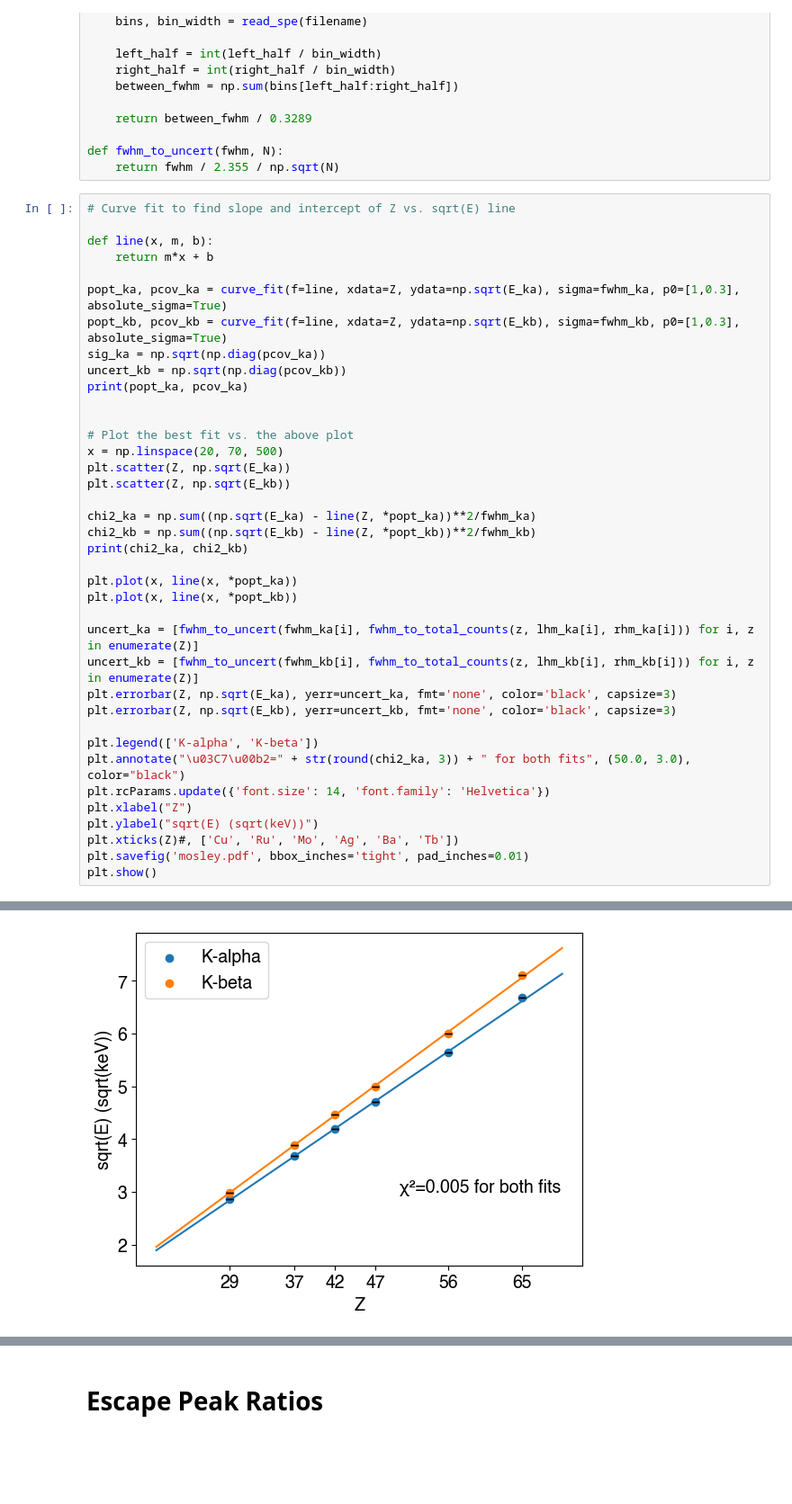
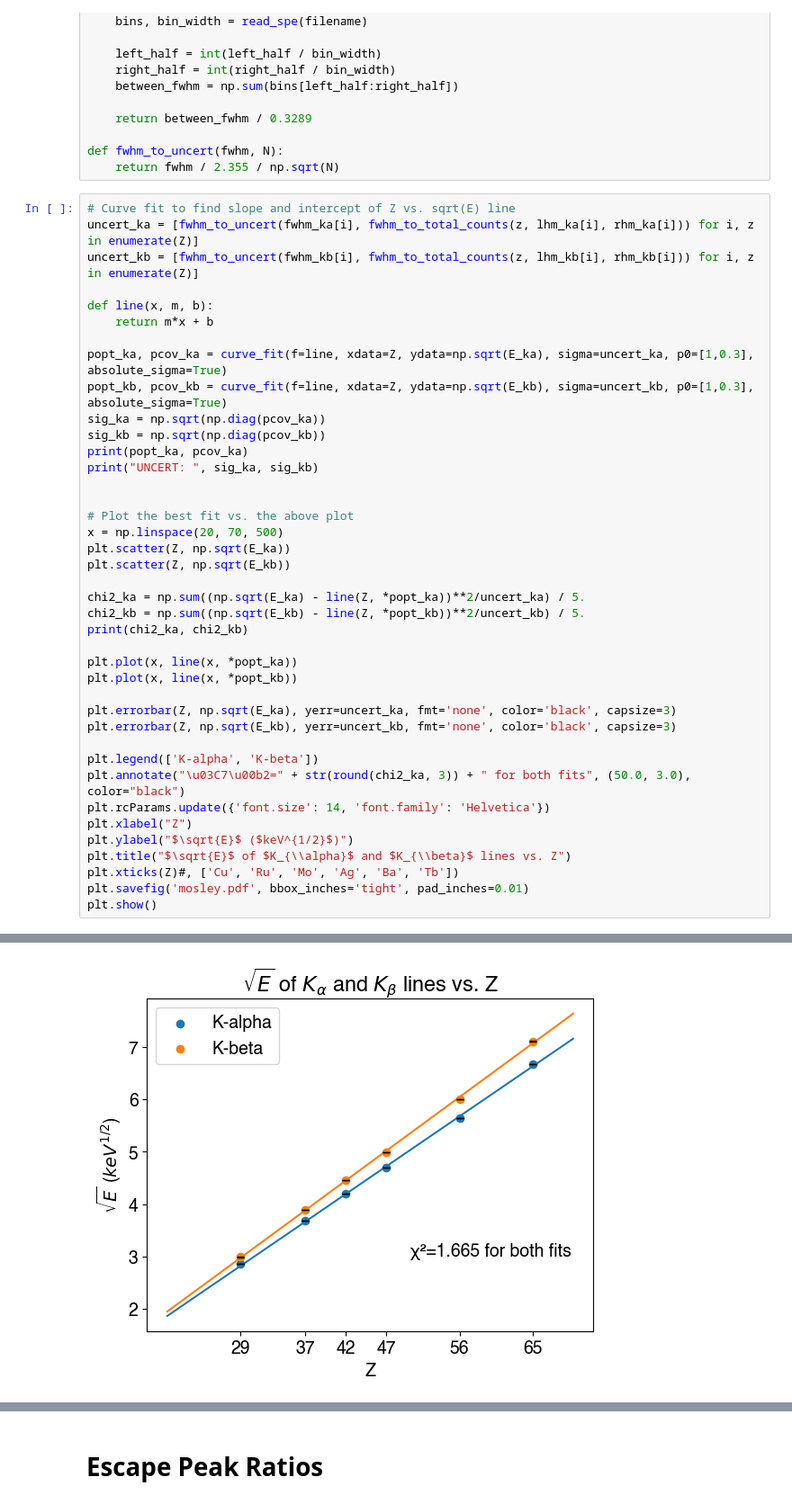
Before and after one commit to sestinj/jlab, a Jupyter notebook: nate/xray/xray2.ipynb, the cells around one changed output, grey strips where cells are left out. Shown at 90% size. Saved outputs shown, nothing was run; the diff lists cells and outputs as text; blank space fills up the shorter version.

Commit message:
Plots for presentation, other

```diff
--- a/nate/xray/xray2.ipynb
+++ b/nate/xray/xray2.ipynb
@@ -57,15 +57,18 @@ def fwhm_to_uncert(fwhm, N):
     return fwhm / 2.355 / np.sqrt(N)
 # %%
 # Curve fit to find slope and intercept of Z vs. sqrt(E) line
+uncert_ka = [fwhm_to_uncert(fwhm_ka[i], fwhm_to_total_counts(z, lhm_ka[i], rhm_ka[i])) for i, z in enumerate(Z)]
+uncert_kb = [fwhm_to_uncert(fwhm_kb[i], fwhm_to_total_counts(z, lhm_kb[i], rhm_kb[i])) for i, z in enumerate(Z)]
 
 def line(x, m, b):
     return m*x + b
 
-popt_ka, pcov_ka = curve_fit(f=line, xdata=Z, ydata=np.sqrt(E_ka), sigma=fwhm_ka, p0=[1,0.3], absolute_sigma=True)
-popt_kb, pcov_kb = curve_fit(f=line, xdata=Z, ydata=np.sqrt(E_kb), sigma=fwhm_kb, p0=[1,0.3], absolute_sigma=True)
+popt_ka, pcov_ka = curve_fit(f=line, xdata=Z, ydata=np.sqrt(E_ka), sigma=uncert_ka, p0=[1,0.3], absolute_sigma=True)
+popt_kb, pcov_kb = curve_fit(f=line, xdata=Z, ydata=np.sqrt(E_kb), sigma=uncert_kb, p0=[1,0.3], absolute_sigma=True)
 sig_ka = np.sqrt(np.diag(pcov_ka))
-uncert_kb = np.sqrt(np.diag(pcov_kb))
+sig_kb = np.sqrt(np.diag(pcov_kb))
 print(popt_ka, pcov_ka)
+print("UNCERT: ", sig_ka, sig_kb)
 
 
 # Plot the best fit vs. the above plot
@@ -73,15 +76,13 @@ x = np.linspace(20, 70, 500)
 plt.scatter(Z, np.sqrt(E_ka))
 plt.scatter(Z, np.sqrt(E_kb))
 
-chi2_ka = np.sum((np.sqrt(E_ka) - line(Z, *popt_ka))**2/fwhm_ka)
-chi2_kb = np.sum((np.sqrt(E_kb) - line(Z, *popt_kb))**2/fwhm_kb)
+chi2_ka = np.sum((np.sqrt(E_ka) - line(Z, *popt_ka))**2/uncert_ka) / 5.
+chi2_kb = np.sum((np.sqrt(E_kb) - line(Z, *popt_kb))**2/uncert_kb) / 5.
 print(chi2_ka, chi2_kb)
 
 plt.plot(x, line(x, *popt_ka))
 plt.plot(x, line(x, *popt_kb))
 
-uncert_ka = [fwhm_to_uncert(fwhm_ka[i], fwhm_to_total_counts(z, lhm_ka[i], rhm_ka[i])) for i, z in enumerate(Z)]
-uncert_kb = [fwhm_to_uncert(fwhm_kb[i], fwhm_to_total_counts(z, lhm_kb[i], rhm_kb[i])) for i, z in enumerate(Z)]
 plt.errorbar(Z, np.sqrt(E_ka), yerr=uncert_ka, fmt='none', color='black', capsize=3)
 plt.errorbar(Z, np.sqrt(E_kb), yerr=uncert_kb, fmt='none', color='black', capsize=3)
 
@@ -89,7 +90,8 @@ plt.legend(['K-alpha', 'K-beta'])
 plt.annotate("\u03C7\u00b2=" + str(round(chi2_ka, 3)) + " for both fits", (50.0, 3.0), color="black")
 plt.rcParams.update({'font.size': 14, 'font.family': 'Helvetica'})
 plt.xlabel("Z")
-plt.ylabel("sqrt(E) (sqrt(keV))")
+plt.ylabel("$\sqrt{E}$ ($keV^{1/2}$)")
+plt.title("$\sqrt{E}$ of $K_{\\alpha}$ and $K_{\\beta}$ lines vs. Z")
 plt.xticks(Z)#, ['Cu', 'Ru', 'Mo', 'Ag', 'Ba', 'Tb'])
 plt.savefig('mosley.pdf', bbox_inches='tight', pad_inches=0.01)
 plt.show()
@@ -100,4 +103,4 @@ plt.show()
-[figure, old version]
+[figure, new version]
 # %%
 # The values to be used in Mosley's Law
 
```
Also changed, not shown: parts of 8 cells of this notebook, 10 other files.
